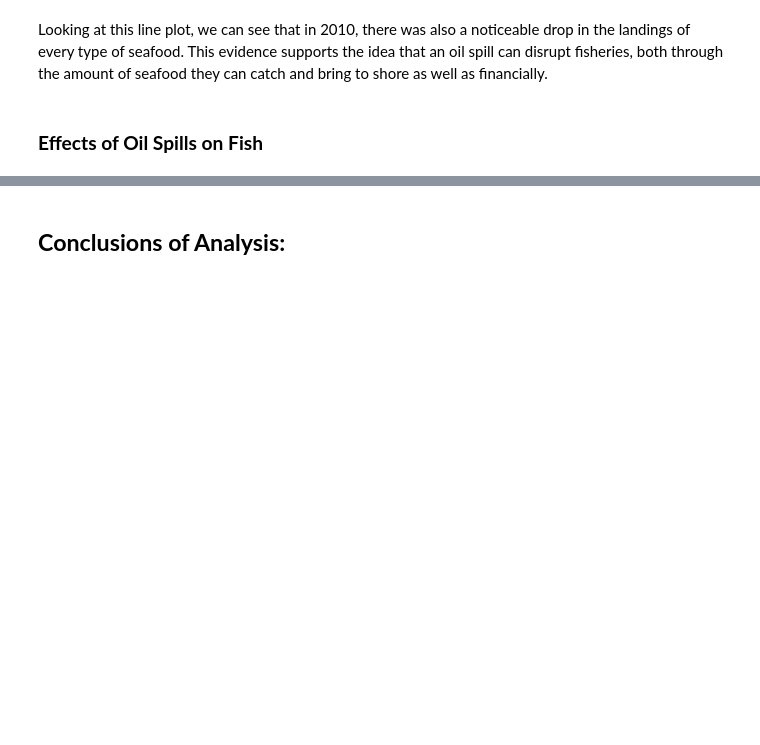
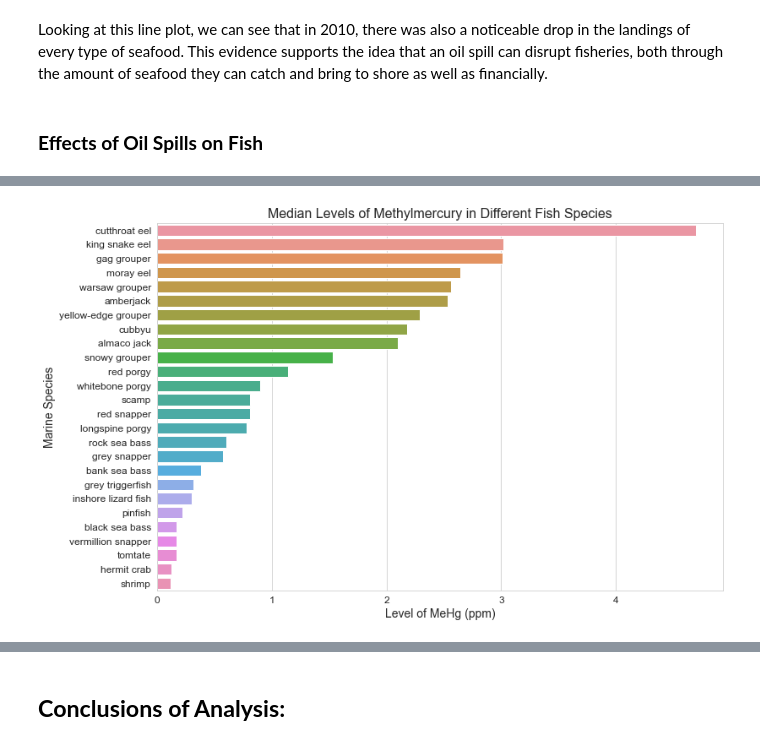
Before and after one commit to gbugieda/final-367-datascience, a Jupyter notebook: final-ocean-oil-spills.ipynb, the cells around one changed output, grey strips where cells are left out. Drawn from its saved outputs; the diff is of its cells as text; code cells hidden in the pictures; blank space fills up the shorter version.

Commit message:
added in fish dataset information analysis

```diff
--- a/final-ocean-oil-spills.ipynb
+++ b/final-ocean-oil-spills.ipynb
@@ -293,0 +297,5 @@ Looking at this line plot, we can see that in 2010, there was also a noticeable
+# %%
+fish_df = pd.read_excel('data/fish.xlsx',sheet_name="Sheet1", header=2) #need to get in headers for columns when reading in data
+fish_df.drop(fish_df.head(1).index,inplace = True) #removing column description row
+fish_df.drop(list(fish_df.filter(regex = 'Unnamed')), axis = 1, inplace = True)
+fish_df.head()
@@ -293,0 +312,12 @@ Looking at this line plot, we can see that in 2010, there was also a noticeable
+# %%
+fish_df['Species'] = fish_df['Species'].str.lower()
+updateFish = {'rock seabass':'rock sea bass','bank seabass':'bank sea bass','albaco jack':'almaco jack','amberjack liver':'amberjack','pigfish':'pinfish'}
+
+fish_df.update(fish_df['Species'].replace(updateFish))
+fish_df = fish_df[fish_df.Species != 'grouper']
+fish_df = fish_df[fish_df.Species != 'eel liver']
+fish_df = fish_df[fish_df.Species != 'red grouper']
+
+mercury = fish_df[['Species','MeHg']]
+mercury = mercury.dropna()
+mercury.head()
@@ -293,0 +333,3 @@ Looking at this line plot, we can see that in 2010, there was also a noticeable
+# %%
+mercury['MeHg'] = mercury['MeHg'].apply(lambda x: round(x/1000,2))
+mercury.head(2)
@@ -293,0 +368,15 @@ Looking at this line plot, we can see that in 2010, there was also a noticeable
+# %%
+medianMercury = mercury.groupby('Species').agg({'MeHg':'median'}).reset_index().sort_values('MeHg',ascending = False)
+
+plt.subplots(figsize=(12,8))
+sns.set_style("whitegrid")
+sns.barplot(data=medianMercury,x="MeHg",estimator=np.median,y='Species',orient='h',ci=None)
+
+plt.title("Median Levels of Methylmercury in Different Fish Species",fontsize=16)
+plt.xlabel("Level of MeHg (ppm)",fontsize=14)
+plt.ylabel("Marine Species",fontsize=14)
+plt.xticks(fontsize=12)
+plt.yticks(fontsize=12)
+plt.show()
+# %% [output]
+[figure, added]
```
Also changed, not shown: parts of 13 cells of this notebook.
